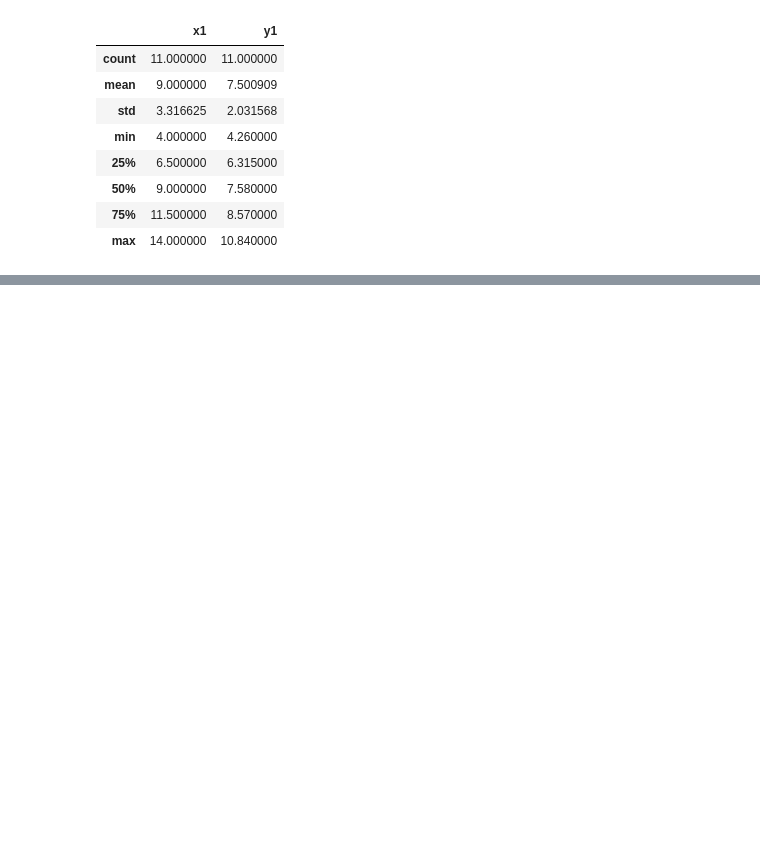
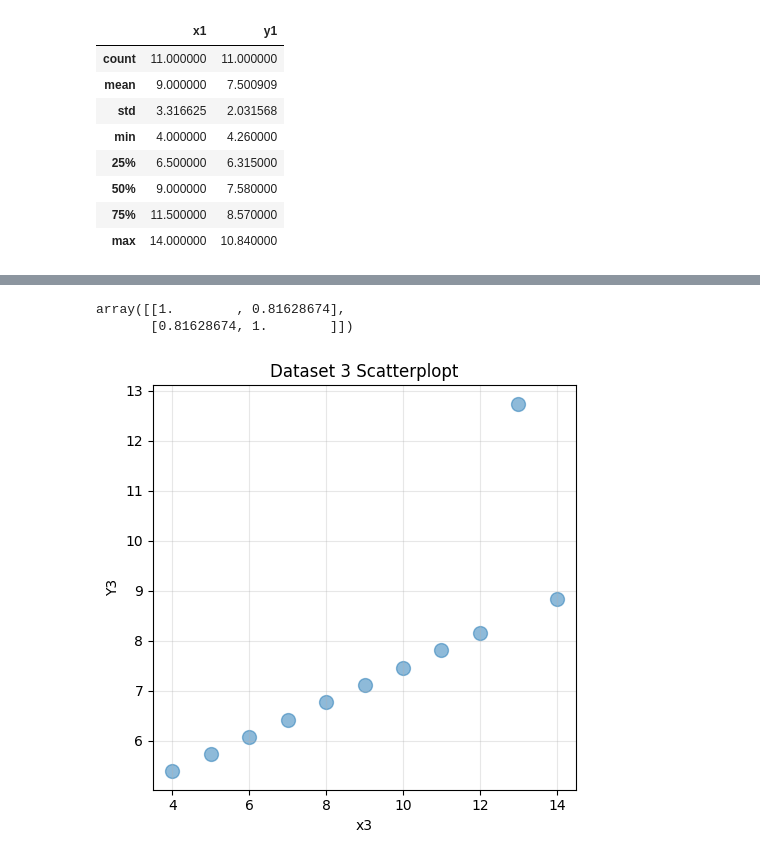
Before and after one commit to dabster108/DataScience-Lab-Sessions---BigData, a Jupyter notebook: Day03/Correlation.ipynb, the cells around one changed output, grey strips where cells are left out. Drawn from its saved outputs; the diff is of its cells as text; code cells hidden in the pictures; blank space fills up the shorter version.

```diff
--- a/Day03/Correlation.ipynb
+++ b/Day03/Correlation.ipynb
@@ -112,0 +194,3 @@ NameError: name 'datasdet1_pd' is not defined
+# %%
+dataset3= anscombe_df.select('x3','y3')
+dataset3.show()
@@ -112,0 +213,3 @@ NameError: name 'datasdet1_pd' is not defined
+# %%
+dataset3_pd = dataset3.toPandas()
+dataset3_pd.describe()
@@ -112,0 +226,16 @@ NameError: name 'datasdet1_pd' is not defined
+# %%
+correlation = np.corrcoef(dataset3_pd['x3'],dataset3_pd['y3'])
+correlation
+# %% [output]
+array([[1.        , 0.81628674],
+       [0.81628674, 1.        ]])
+# %%
+plt.figure(figsize =(5,5))
+plt.scatter(dataset3_pd['x3'],dataset3_pd['y3'], alpha = 0.5 , s =100)
+plt.xlabel('x3')
+plt.ylabel('Y3')
+plt.title("Dataset 3 Scatterplopt")
+plt.grid(True, alpha = 0.3)
+plt.tight_layout()
+# %% [output]
+[figure, added]
```
Also changed, not shown: parts of 19 cells of this notebook.
